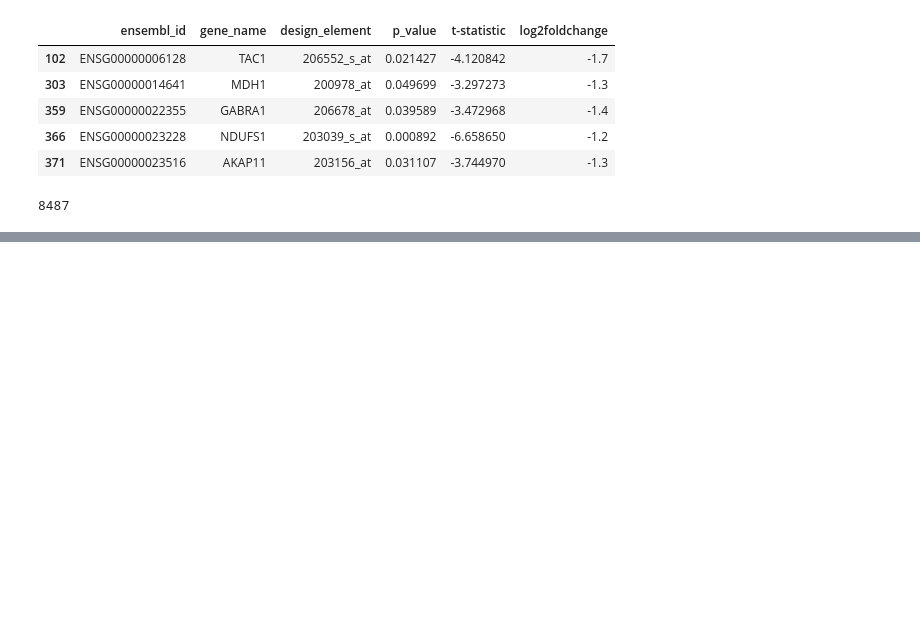
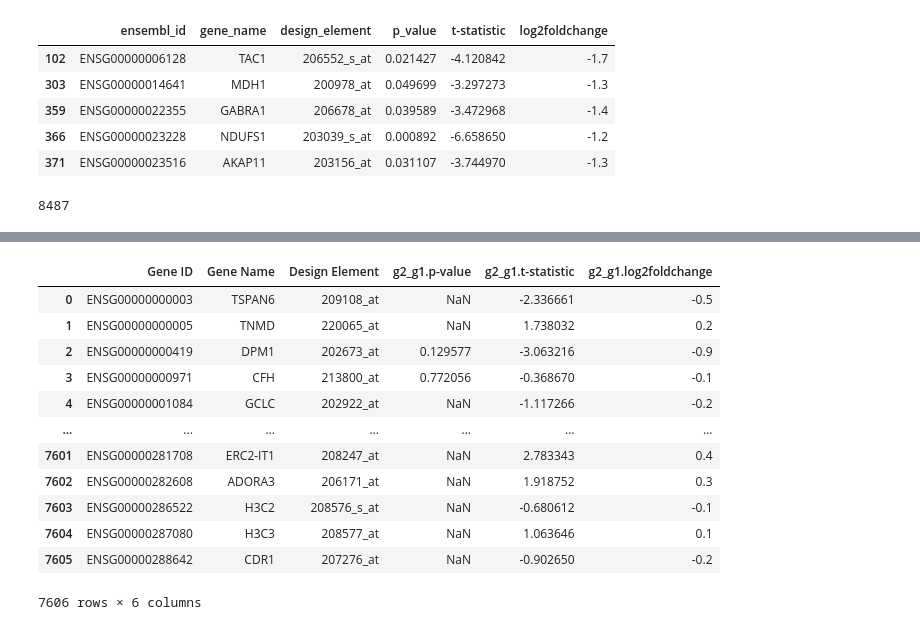
Before and after one commit to kritiAT/LC_BioDB-group-1, a Jupyter notebook: Group 1 task.ipynb, the cells around one changed output, grey strips where cells are left out. Cells and saved outputs as stored; diff of their text form; code cells hidden in the pictures; blank space fills up the shorter version.

```diff
--- a/Group 1 task.ipynb
+++ b/Group 1 task.ipynb
@@ -267,0 +287,17 @@ class Group1:
+# %%
+df5 = data_reader('E-GEOD-20333')
+df5
+# %% [output]
+|  | Gene ID | Gene Name | Design Element | g2_g1.p-value | g2_g1.t-statistic | g2_g1.log2foldchange |
+| 0 | ENSG00000000003 | TSPAN6 | 209108_at | NaN | -2.336661 | -0.5 |
+| 1 | ENSG00000000005 | TNMD | 220065_at | NaN | 1.738032 | 0.2 |
+| 2 | ENSG00000000419 | DPM1 | 202673_at | 0.129577 | -3.063216 | -0.9 |
+| 3 | ENSG00000000971 | CFH | 213800_at | 0.772056 | -0.368670 | -0.1 |
+| 4 | ENSG00000001084 | GCLC | 202922_at | NaN | -1.117266 | -0.2 |
+| ... | ... | ... | ... | ... | ... | ... |
+| 7601 | ENSG00000281708 | ERC2-IT1 | 208247_at | NaN | 2.783343 | 0.4 |
+| 7602 | ENSG00000282608 | ADORA3 | 206171_at | NaN | 1.918752 | 0.3 |
+| 7603 | ENSG00000286522 | H3C2 | 208576_s_at | NaN | -0.680612 | -0.1 |
+| 7604 | ENSG00000287080 | H3C3 | 208577_at | NaN | 1.063646 | 0.1 |
+| 7605 | ENSG00000288642 | CDR1 | 207276_at | NaN | -0.902650 | -0.2 |
+7606 rows × 6 columns
```
Also changed, not shown: parts of 13 cells of this notebook, 2 other files.
